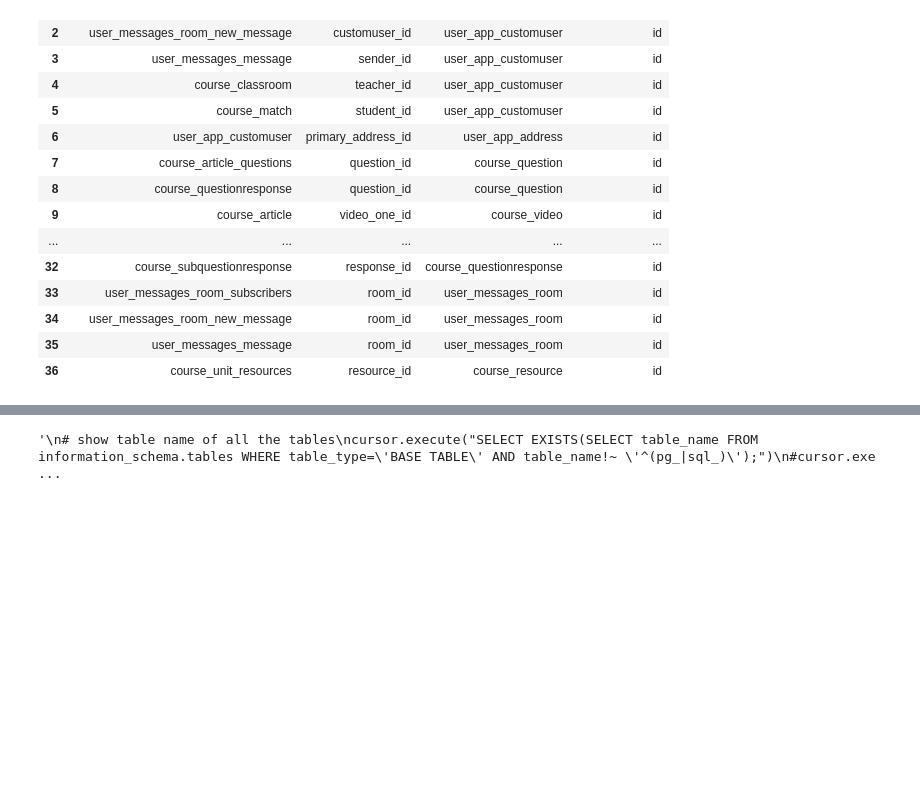
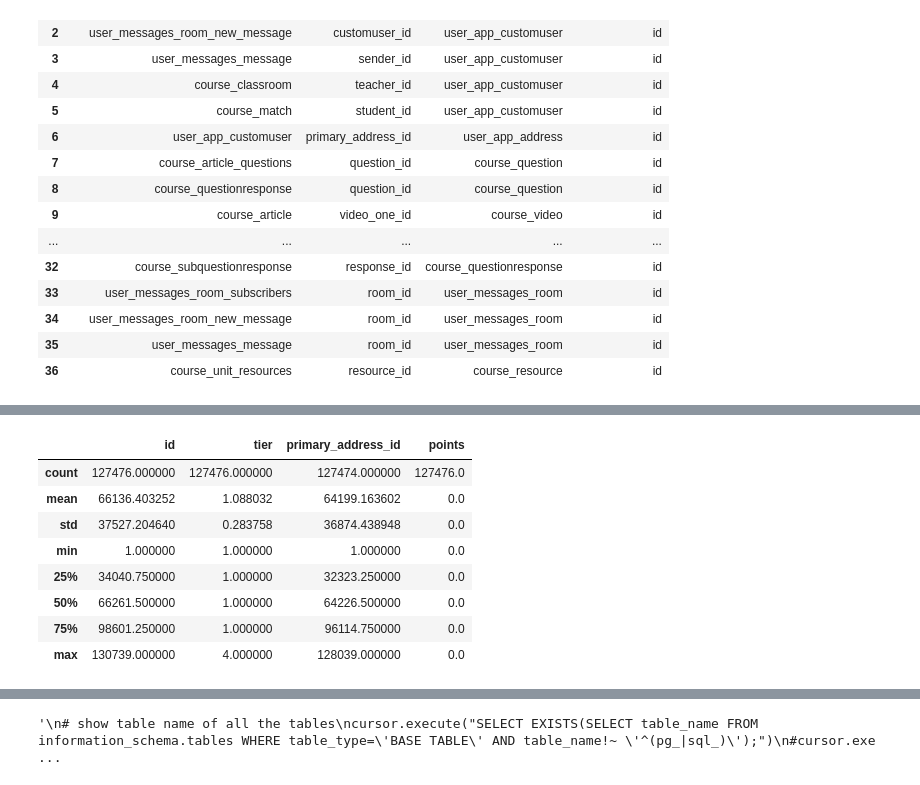
Before and after one commit to adv34715/capstone, a Jupyter notebook: extractData.ipynb, the cells around one changed output, grey strips where cells are left out. Saved outputs shown, nothing was run; the diff lists cells and outputs as text; code cells hidden in the pictures; blank space fills up the shorter version.

```diff
--- a/extractData.ipynb
+++ b/extractData.ipynb
@@ -147,0 +239,13 @@ dfCU.head(37)
+# %%
+userCus = pd.read_csv("data/user_app_customuser.csv")
+userCus.describe()
+# %% [output]
+|  | id | tier | primary_address_id | points |
+| count | 127476.000000 | 127476.000000 | 127474.000000 | 127476.0 |
+| mean | 66136.403252 | 1.088032 | 64199.163602 | 0.0 |
+| std | 37527.204640 | 0.283758 | 36874.438948 | 0.0 |
+| min | 1.000000 | 1.000000 | 1.000000 | 0.0 |
+| 25% | 34040.750000 | 1.000000 | 32323.250000 | 0.0 |
+| 50% | 66261.500000 | 1.000000 | 64226.500000 | 0.0 |
+| 75% | 98601.250000 | 1.000000 | 96114.750000 | 0.0 |
+| max | 130739.000000 | 4.000000 | 128039.000000 | 0.0 |
```
Also changed, not shown: parts of 10 cells of this notebook, 29 other files.
